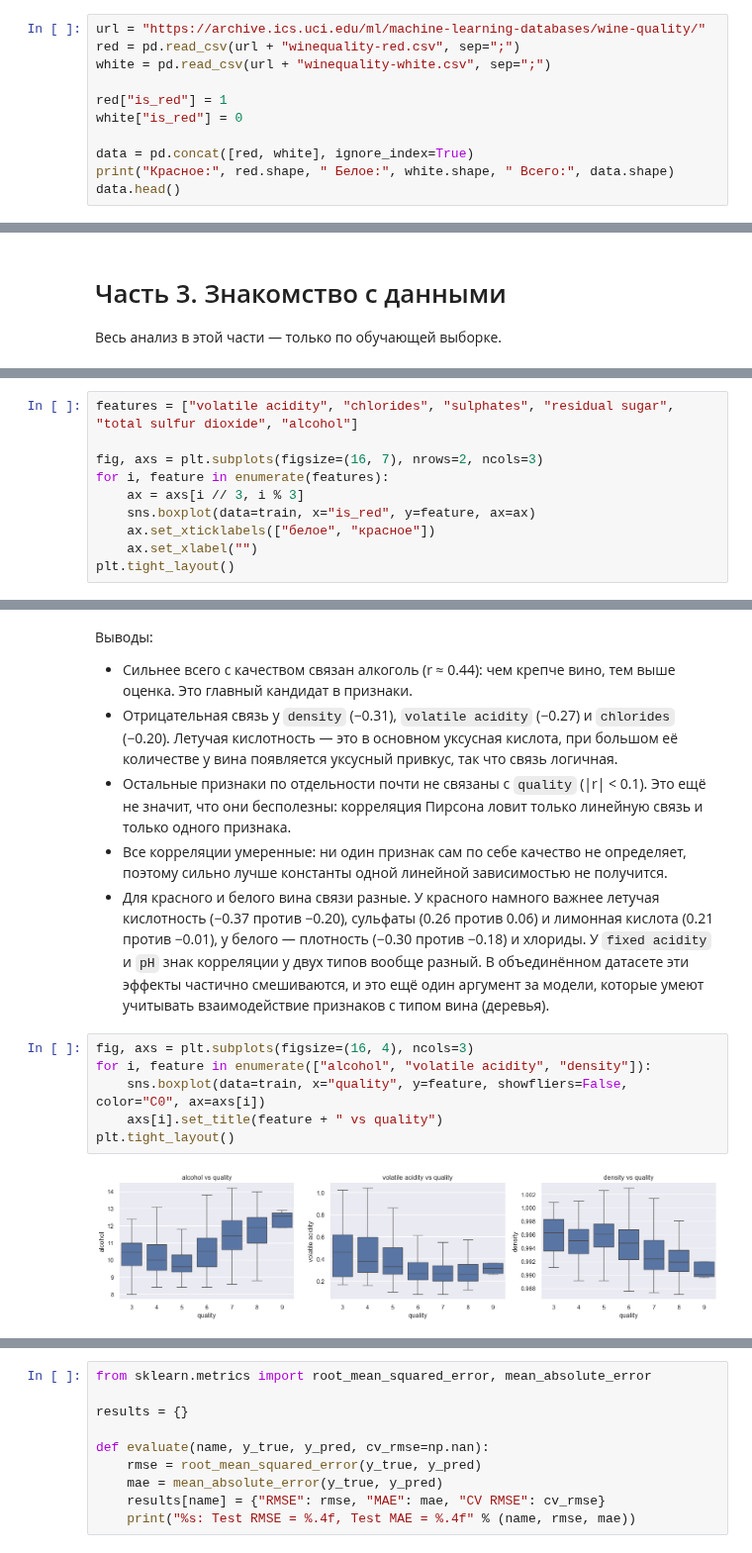
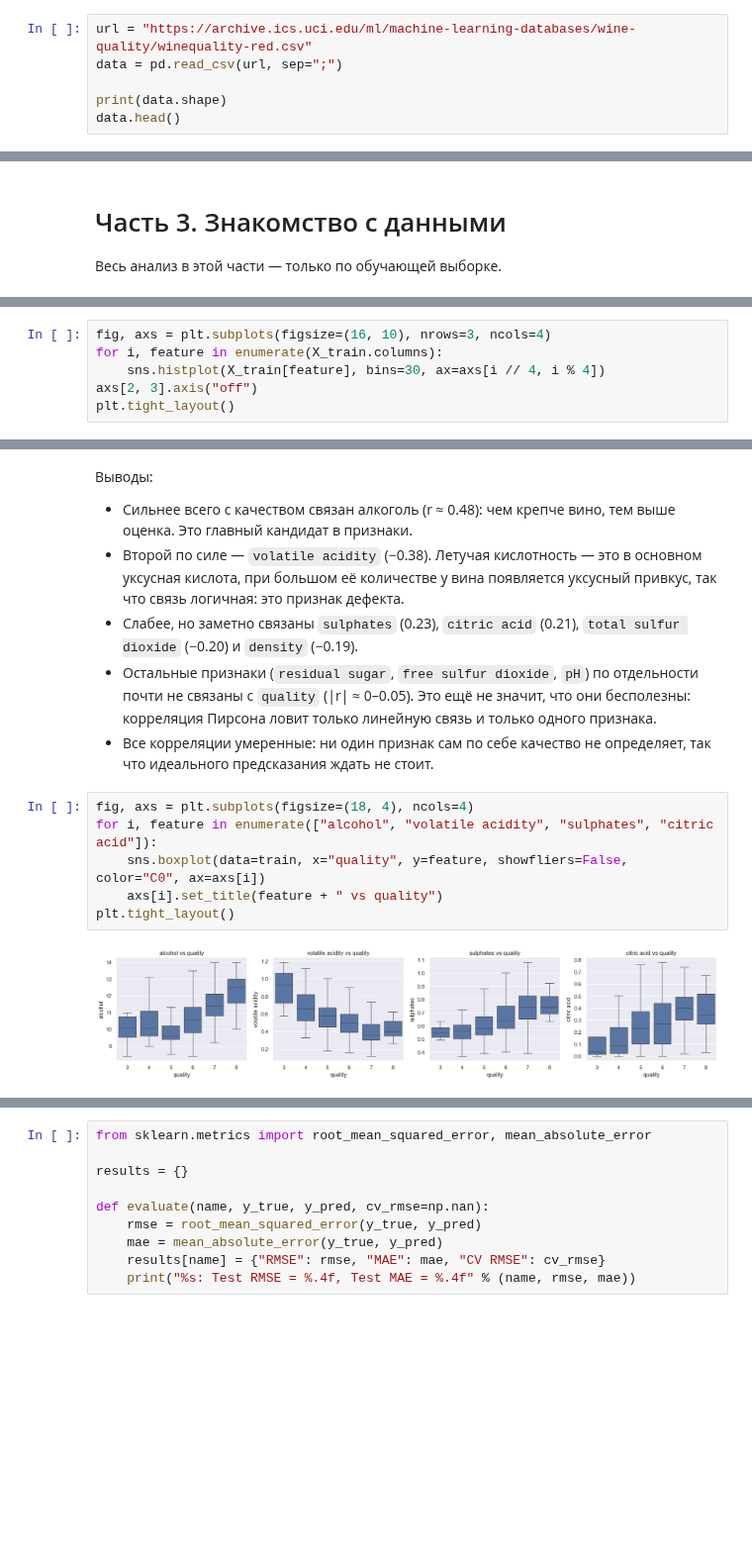
Before and after one commit to gCTRL26/ml_course_mai, a Jupyter notebook: regression/lab01.ipynb, the cells around one changed output, grey strips where cells are left out. Shown at 99% size. Cells and saved outputs as stored; diff of their text form; blank space fills up the shorter version.

```diff
--- a/regression/lab01.ipynb
+++ b/regression/lab01.ipynb
@@ -25,12 +23,7 @@ RANDOM_STATE = 42
 # %%
-url = "https://archive.ics.uci.edu/ml/machine-learning-databases/wine-quality/"
-red = pd.read_csv(url + "winequality-red.csv", sep=";")
-white = pd.read_csv(url + "winequality-white.csv", sep=";")
+url = "https://archive.ics.uci.edu/ml/machine-learning-databases/wine-quality/winequality-red.csv"
+data = pd.read_csv(url, sep=";")
 
-red["is_red"] = 1
-white["is_red"] = 0
-
-data = pd.concat([red, white], ignore_index=True)
-print("Красное:", red.shape, " Белое:", white.shape, " Всего:", data.shape)
+print(data.shape)
 data.head()
 # %% [output]
@@ -196,0 +178,6 @@ train.describe().T.round(3)
+# %%
+fig, axs = plt.subplots(figsize=(16, 10), nrows=3, ncols=4)
+for i, feature in enumerate(X_train.columns):
+    sns.histplot(X_train[feature], bins=30, ax=axs[i // 4, i % 4])
+axs[2, 3].axis("off")
+plt.tight_layout()
@@ -201,10 +190,0 @@ train.describe().T.round(3)
-# %%
-features = ["volatile acidity", "chlorides", "sulphates", "residual sugar", "total sulfur dioxide", "alcohol"]
-
-fig, axs = plt.subplots(figsize=(16, 7), nrows=2, ncols=3)
-for i, feature in enumerate(features):
-    ax = axs[i // 3, i % 3]
-    sns.boxplot(data=train, x="is_red", y=feature, ax=ax)
-    ax.set_xticklabels(["белое", "красное"])
-    ax.set_xlabel("")
-plt.tight_layout()
@@ -254,15 +216,15 @@ corr_by_type.round(3)
 # %% [markdown]
 Выводы:
-- Сильнее всего с качеством связан алкоголь (r ≈ 0.44): чем крепче вино, тем выше оценка. Это главный кандидат в признаки.
-- Отрицательная связь у `density` (−0.31), `volatile acidity` (−0.27) и `chlorides` (−0.20). Летучая кислотность — это в основном уксусная кислота, при большом её количестве у вина появляется уксусный привкус, так что связь логичная.
-- Остальные признаки по отдельности почти не связаны с `quality` (|r| < 0.1). Это ещё не значит, что они бесполезны: корреляция Пирсона ловит только линейную связь и только одного признака.
-- Все корреляции умеренные: ни один признак сам по себе качество не определяет, поэтому сильно лучше константы одной линейной зависимостью не получится.
-- Для красного и белого вина связи разные. У красного намного важнее летучая кислотность (−0.37 против −0.20), сульфаты (0.26 против 0.06) и лимонная кислота (0.21 против −0.01), у белого — плотность (−0.30 против −0.18) и хлориды. У `fixed acidity` и `pH` знак корреляции у двух типов вообще разный. В объединённом датасете эти эффекты частично смешиваются, и это ещё один аргумент за модели, которые умеют учитывать взаимодействие признаков с типом вина (деревья).
+- Сильнее всего с качеством связан алкоголь (r ≈ 0.48): чем крепче вино, тем выше оценка. Это главный кандидат в признаки.
+- Второй по силе — `volatile acidity` (−0.38). Летучая кислотность — это в основном уксусная кислота, при большом её количестве у вина появляется уксусный привкус, так что связь логичная: это признак дефекта.
+- Слабее, но заметно связаны `sulphates` (0.23), `citric acid` (0.21), `total sulfur dioxide` (−0.20) и `density` (−0.19).
+- Остальные признаки (`residual sugar`, `free sulfur dioxide`, `pH`) по отдельности почти не связаны с `quality` (|r| ≈ 0–0.05). Это ещё не значит, что они бесполезны: корреляция Пирсона ловит только линейную связь и только одного признака.
+- Все корреляции умеренные: ни один признак сам по себе качество не определяет, так что идеального предсказания ждать не стоит.
 # %%
-fig, axs = plt.subplots(figsize=(16, 4), ncols=3)
-for i, feature in enumerate(["alcohol", "volatile acidity", "density"]):
+fig, axs = plt.subplots(figsize=(18, 4), ncols=4)
+for i, feature in enumerate(["alcohol", "volatile acidity", "sulphates", "citric acid"]):
     sns.boxplot(data=train, x="quality", y=feature, showfliers=False, color="C0", ax=axs[i])
     axs[i].set_title(feature + " vs quality")
 plt.tight_layout()
 # %% [output]
-[figure, old version]
+[figure, new version]
```
Also changed, not shown: parts of 72 cells of this notebook.
